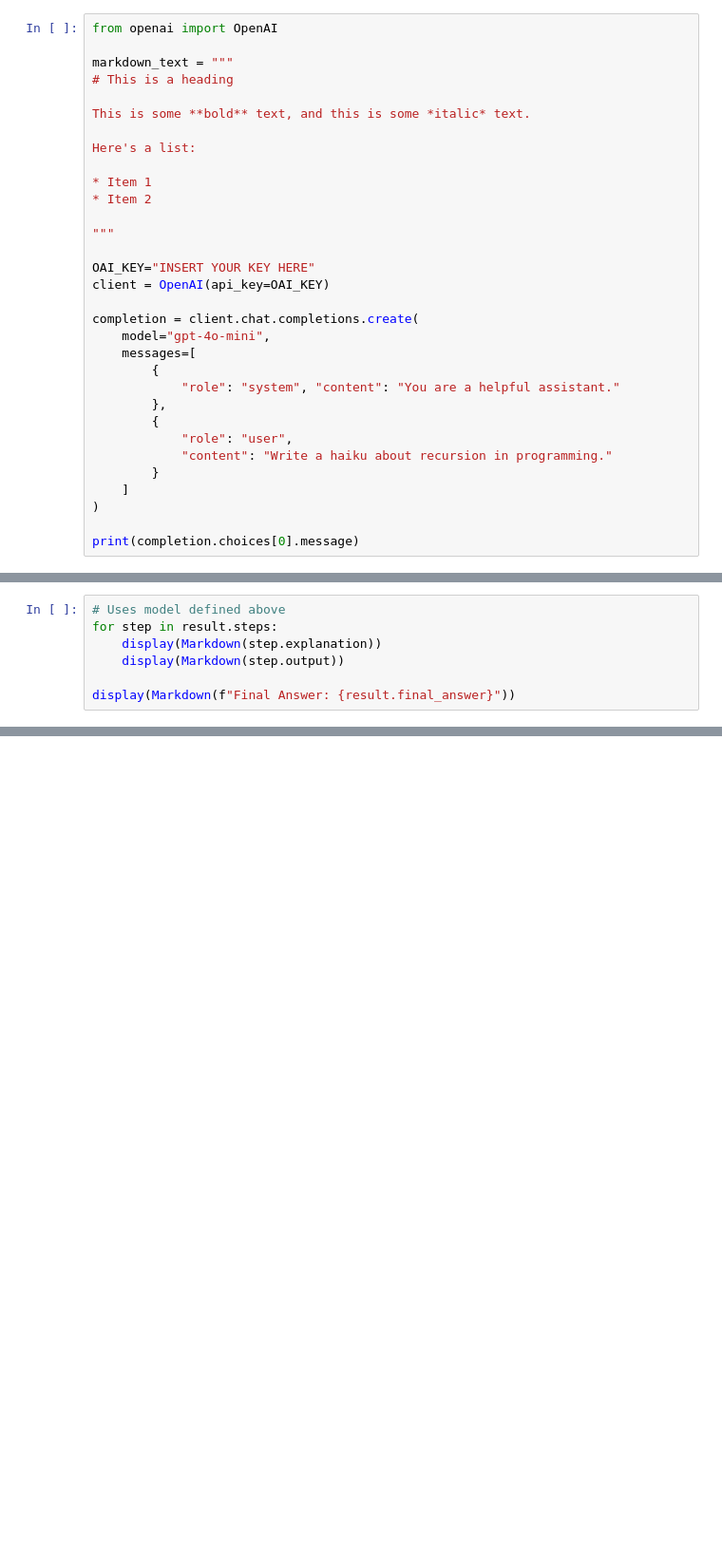
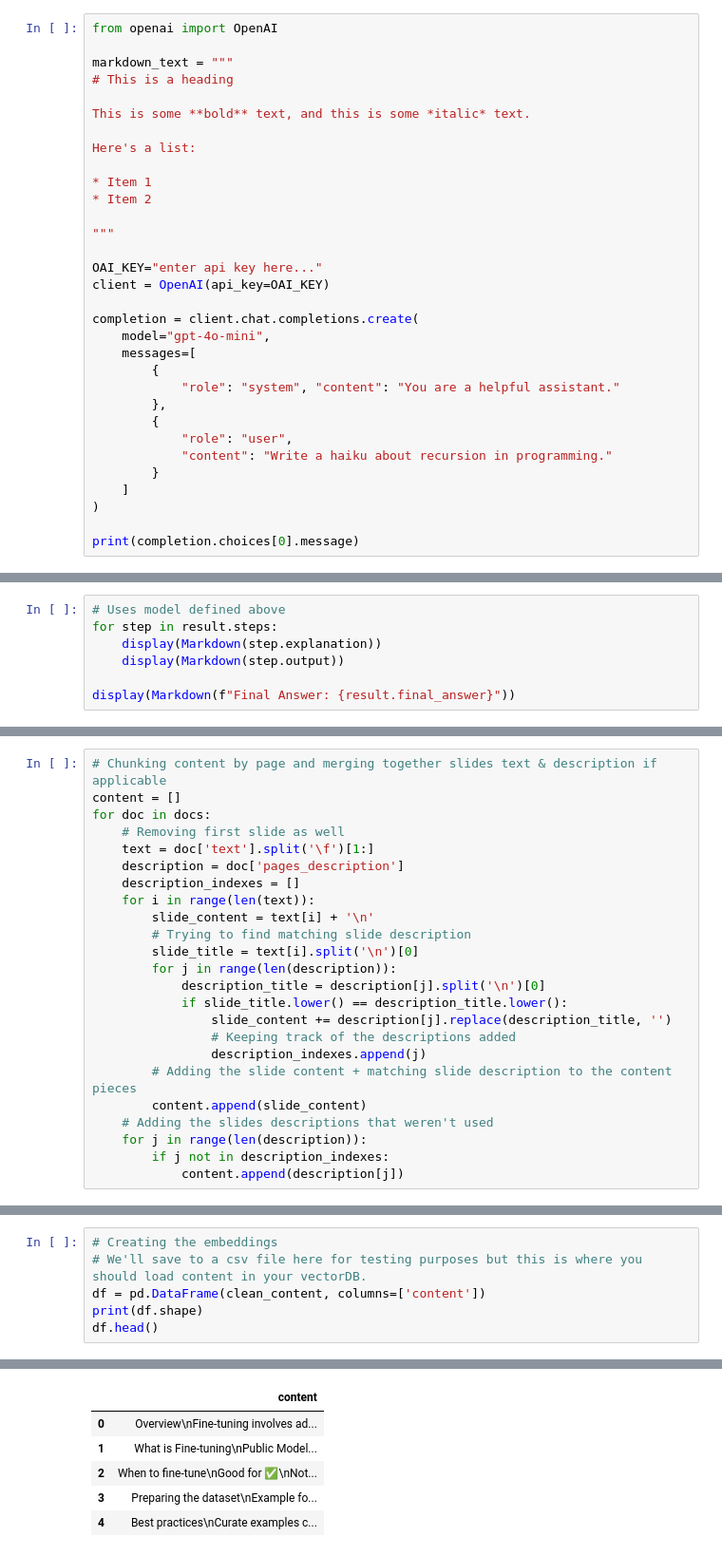
Before and after one commit to vishal84/llm_sandbox, a Jupyter notebook: openai_sandbox.ipynb, the cells around one changed output, grey strips where cells are left out. Shown at 95% size. Drawn from its saved outputs; the diff is of its cells as text; blank space fills up the shorter version.

```diff
--- a/openai_sandbox.ipynb
+++ b/openai_sandbox.ipynb
@@ -17,7 +34,7 @@ Here's a list:
 
 """
 
-OAI_KEY="INSERT YOUR KEY HERE"
+OAI_KEY="enter api key here..."
 client = OpenAI(api_key=OAI_KEY)
 
 completion = client.chat.completions.create(
@@ -226,0 +489,24 @@ display(Markdown(f"Final Answer: {result.final_answer}"))
+# %%
+# Chunking content by page and merging together slides text & description if applicable
+content = []
+for doc in docs:
+    # Removing first slide as well
+    text = doc['text'].split('\f')[1:]
+    description = doc['pages_description']
+    description_indexes = []
+    for i in range(len(text)):
+        slide_content = text[i] + '\n'
+        # Trying to find matching slide description
+        slide_title = text[i].split('\n')[0]
+        for j in range(len(description)):
+            description_title = description[j].split('\n')[0]
+            if slide_title.lower() == description_title.lower():
+                slide_content += description[j].replace(description_title, '')
+                # Keeping track of the descriptions added
+                description_indexes.append(j)
+        # Adding the slide content + matching slide description to the content pieces
+        content.append(slide_content)
+    # Adding the slides descriptions that weren't used
+    for j in range(len(description)):
+        if j not in description_indexes:
+            content.append(description[j])
@@ -226,0 +741,7 @@ display(Markdown(f"Final Answer: {result.final_answer}"))
+# %%
+# Creating the embeddings
+# We'll save to a csv file here for testing purposes but this is where you should load content in your vectorDB.
+df = pd.DataFrame(clean_content, columns=['content'])
+print(df.shape)
+df.head()
+# %% [output]
@@ -226,0 +749,6 @@ display(Markdown(f"Final Answer: {result.final_answer}"))
+|  | content |
+| 0 | Overview\nFine-tuning involves ad... |
+| 1 | What is Fine-tuning\nPublic Model... |
+| 2 | When to ﬁne-tune\nGood for ✅\nNot... |
+| 3 | Preparing the dataset\nExample fo... |
+| 4 | Best practices\nCurate examples c... |
```
Also changed, not shown: parts of 38 cells of this notebook.
